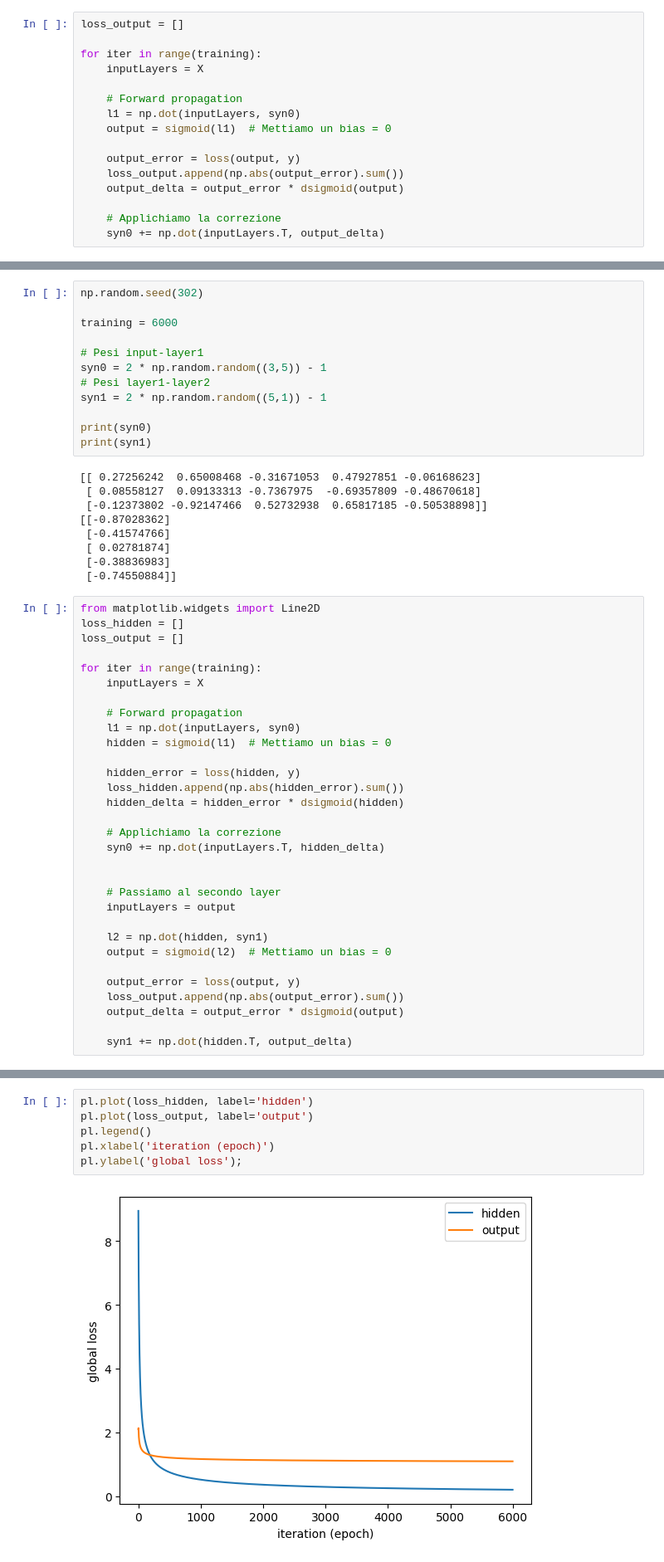
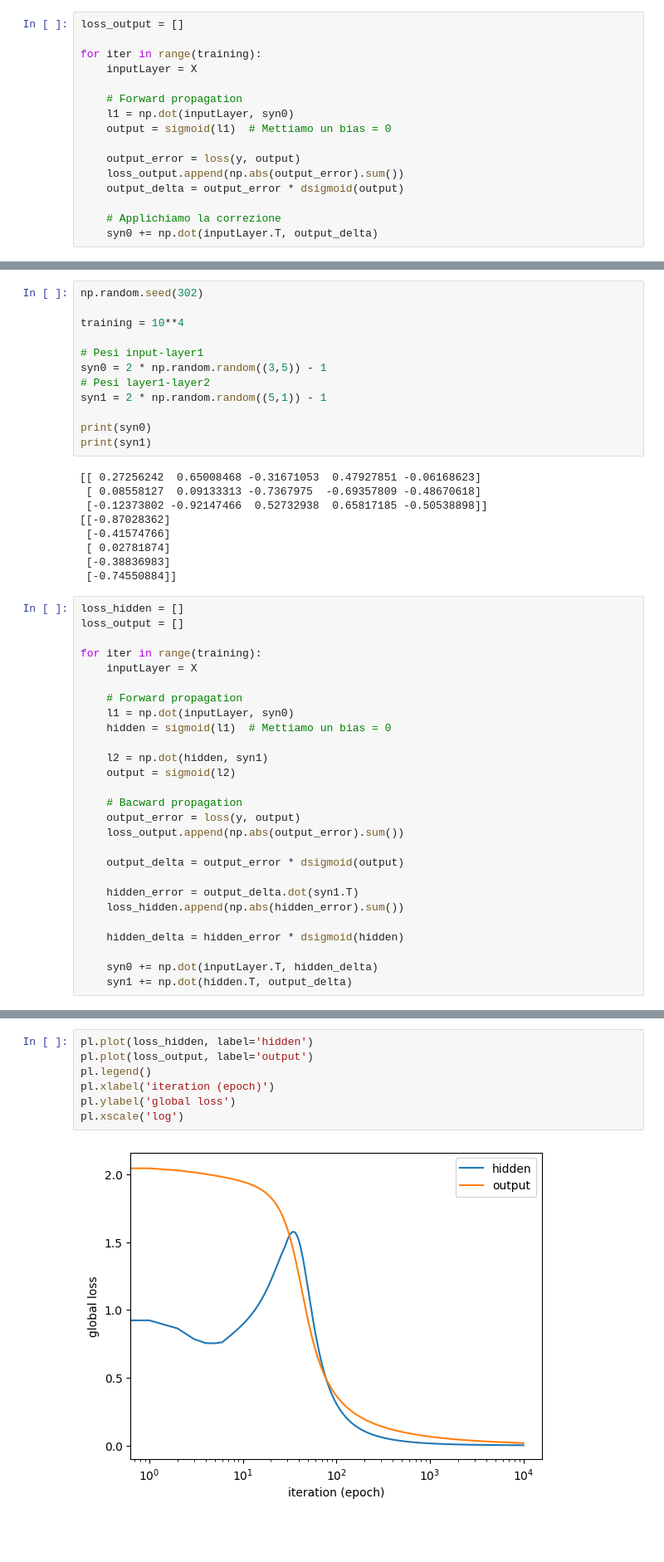
Before and after one commit to TheFox9711/MLPNS_LVolpi, a Jupyter notebook: NeuralNetwork.ipynb, the cells around one changed output, grey strips where cells are left out. Shown: that part at 83% size. Saved outputs shown, nothing was run; the diff lists cells and outputs as text; blank space fills up the shorter version.

```diff
--- a/NeuralNetwork.ipynb
+++ b/NeuralNetwork.ipynb
@@ -79,15 +89,15 @@ array([[ 0.27256242],
 loss_output = []
 
 for iter in range(training):
-    inputLayers = X
+    inputLayer = X
 
     # Forward propagation
-    l1 = np.dot(inputLayers, syn0)
+    l1 = np.dot(inputLayer, syn0)
     output = sigmoid(l1)  # Mettiamo un bias = 0
 
-    output_error = loss(output, y)
+    output_error = loss(y, output)
     loss_output.append(np.abs(output_error).sum())
     output_delta = output_error * dsigmoid(output)
 
     # Applichiamo la correzione
-    syn0 += np.dot(inputLayers.T, output_delta)
+    syn0 += np.dot(inputLayer.T, output_delta)
@@ -125,7 +131,7 @@ Creiamo un secondo layer nascosto, questo con 5 neuroni.
 # %%
 np.random.seed(302)
 
-training = 6000
+training = 10**4
 
 # Pesi input-layer1
 syn0 = 2 * np.random.random((3,5)) - 1
@@ -144,35 +150,31 @@ print(syn1)
  [-0.38836983]
  [-0.74550884]]
 # %%
-from matplotlib.widgets import Line2D
 loss_hidden = []
 loss_output = []
 
 for iter in range(training):
-    inputLayers = X
+    inputLayer = X
 
     # Forward propagation
-    l1 = np.dot(inputLayers, syn0)
+    l1 = np.dot(inputLayer, syn0)
     hidden = sigmoid(l1)  # Mettiamo un bias = 0
 
-    hidden_error = loss(hidden, y)
+    l2 = np.dot(hidden, syn1)
+    output = sigmoid(l2)
+
+    # Bacward propagation
+    output_error = loss(y, output)
+    loss_output.append(np.abs(output_error).sum())
+
+    output_delta = output_error * dsigmoid(output)
+
+    hidden_error = output_delta.dot(syn1.T)
     loss_hidden.append(np.abs(hidden_error).sum())
+
     hidden_delta = hidden_error * dsigmoid(hidden)
 
-    # Applichiamo la correzione
-    syn0 += np.dot(inputLayers.T, hidden_delta)
-
-
-    # Passiamo al secondo layer
-    inputLayers = output
-
-    l2 = np.dot(hidden, syn1)
-    output = sigmoid(l2)  # Mettiamo un bias = 0
-
-    output_error = loss(output, y)
-    loss_output.append(np.abs(output_error).sum())
-    output_delta = output_error * dsigmoid(output)
-
+    syn0 += np.dot(inputLayer.T, hidden_delta)
     syn1 += np.dot(hidden.T, output_delta)
 # %%
 print('Output after training\n', output)
@@ -191,8 +193,9 @@ Output target
 # %%
 pl.plot(loss_hidden, label='hidden')
 pl.plot(loss_output, label='output')
 pl.legend()
 pl.xlabel('iteration (epoch)')
-pl.ylabel('global loss');
+pl.ylabel('global loss')
+pl.xscale('log')
 # %% [output]
-[figure, old version]
+[figure, new version]
```
Also changed, not shown: parts of 11 cells of this notebook.
